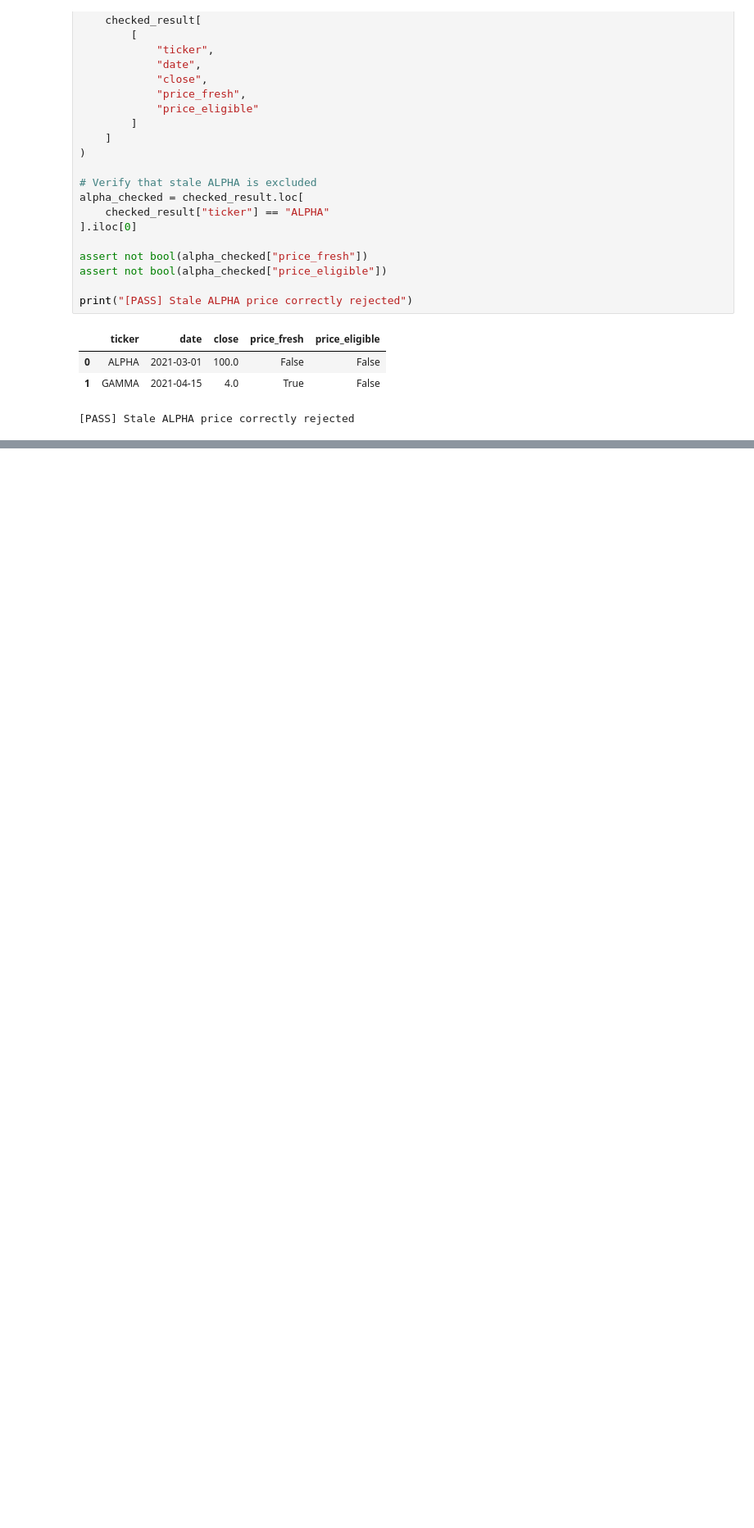
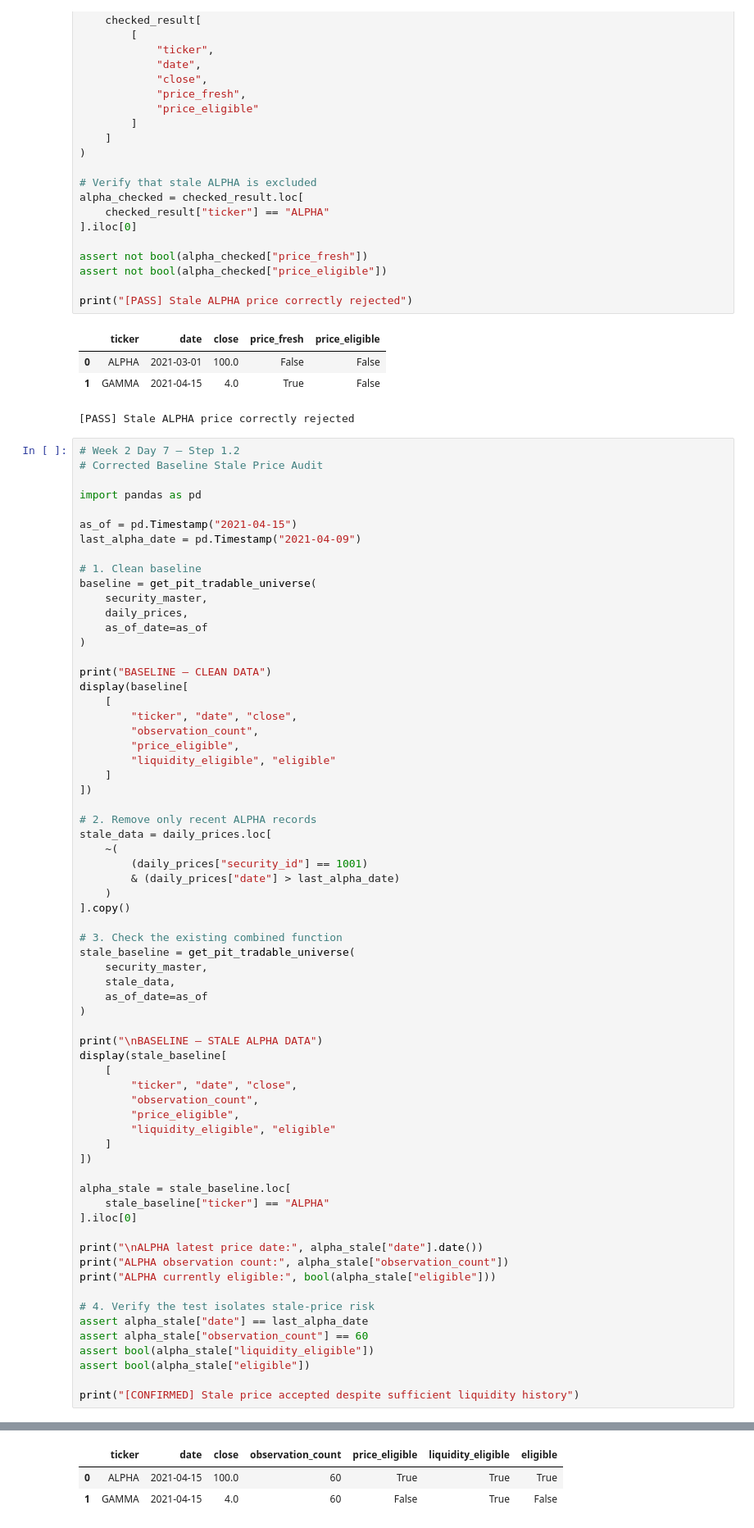
Before and after one commit to XiaoyuZou0915/equity-alpha-research, a Jupyter notebook: notebooks/02_pit_universe.ipynb, the cells around one changed output, grey strips where cells are left out. Shown at 82% size. Drawn from its saved outputs; the diff is of its cells as text; blank space fills up the shorter version.

```diff
--- a/notebooks/02_pit_universe.ipynb
+++ b/notebooks/02_pit_universe.ipynb
@@ -996,3 +996,70 @@ print("[PASS] Stale ALPHA price correctly rejected")
 | 0 | ALPHA | 2021-03-01 | 100.0 | False | False |
 | 1 | GAMMA | 2021-04-15 | 4.0 | True | False |
 [PASS] Stale ALPHA price correctly rejected
+# %%
+# Week 2 Day 7 — Step 1.2
+# Corrected Baseline Stale Price Audit
+
+import pandas as pd
+
+as_of = pd.Timestamp("2021-04-15")
+last_alpha_date = pd.Timestamp("2021-04-09")
+
+# 1. Clean baseline
+baseline = get_pit_tradable_universe(
+    security_master,
+    daily_prices,
+    as_of_date=as_of
+)
+
+print("BASELINE — CLEAN DATA")
+display(baseline[
+    [
+        "ticker", "date", "close",
+        "observation_count",
+        "price_eligible",
+        "liquidity_eligible", "eligible"
+    ]
+])
+
+# 2. Remove only recent ALPHA records
+stale_data = daily_prices.loc[
+    ~(
+        (daily_prices["security_id"] == 1001)
+        & (daily_prices["date"] > last_alpha_date)
+    )
+].copy()
+
+# 3. Check the existing combined function
+stale_baseline = get_pit_tradable_universe(
+    security_master,
+    stale_data,
+    as_of_date=as_of
+)
+
+print("\nBASELINE — STALE ALPHA DATA")
+display(stale_baseline[
+    [
+        "ticker", "date", "close",
+        "observation_count",
+        "price_eligible",
+        "liquidity_eligible", "eligible"
+    ]
+])
+
+alpha_stale = stale_baseline.loc[
+    stale_baseline["ticker"] == "ALPHA"
+].iloc[0]
+
+print("\nALPHA latest price date:", alpha_stale["date"].date())
+print("ALPHA observation count:", alpha_stale["observation_count"])
+print("ALPHA currently eligible:", bool(alpha_stale["eligible"]))
+
+# 4. Verify the test isolates stale-price risk
+assert alpha_stale["date"] == last_alpha_date
+assert alpha_stale["observation_count"] == 60
+assert bool(alpha_stale["liquidity_eligible"])
+assert bool(alpha_stale["eligible"])
+
+print("[CONFIRMED] Stale price accepted despite sufficient liquidity history")
+# %% [output]
@@ -998,0 +1067,3 @@ print("[PASS] Stale ALPHA price correctly rejected")
+|  | ticker | date | close | observation_count | price_eligible | liquidity_eligible | eligible |
+| 0 | ALPHA | 2021-04-15 | 100.0 | 60 | True | True | True |
+| 1 | GAMMA | 2021-04-15 | 4.0 | 60 | False | True | False |
```
Also changed, not shown: parts of 12 cells of this notebook, 2 other files.
